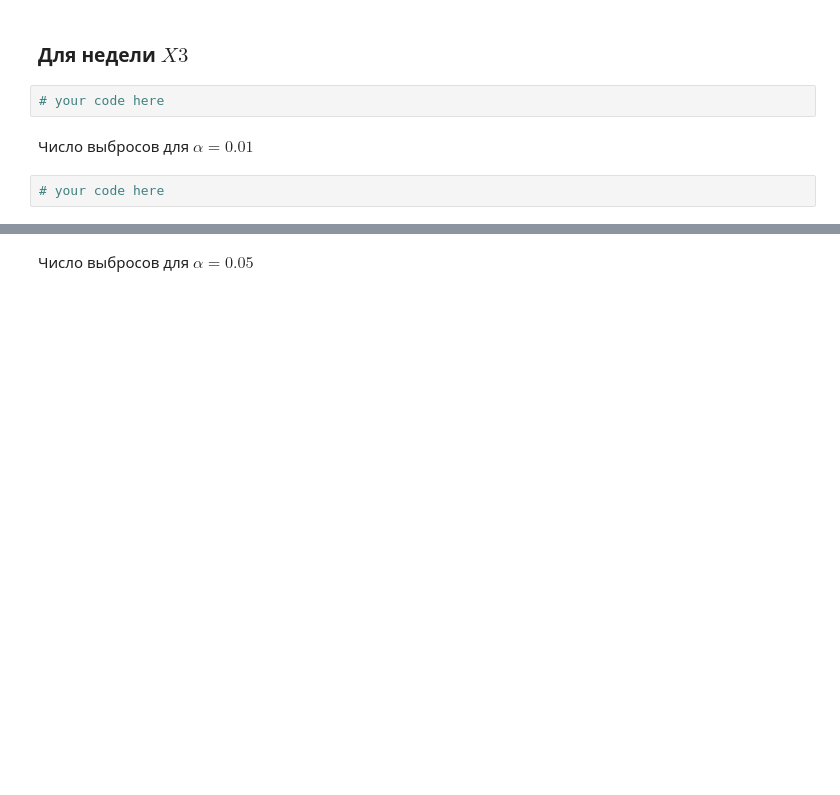
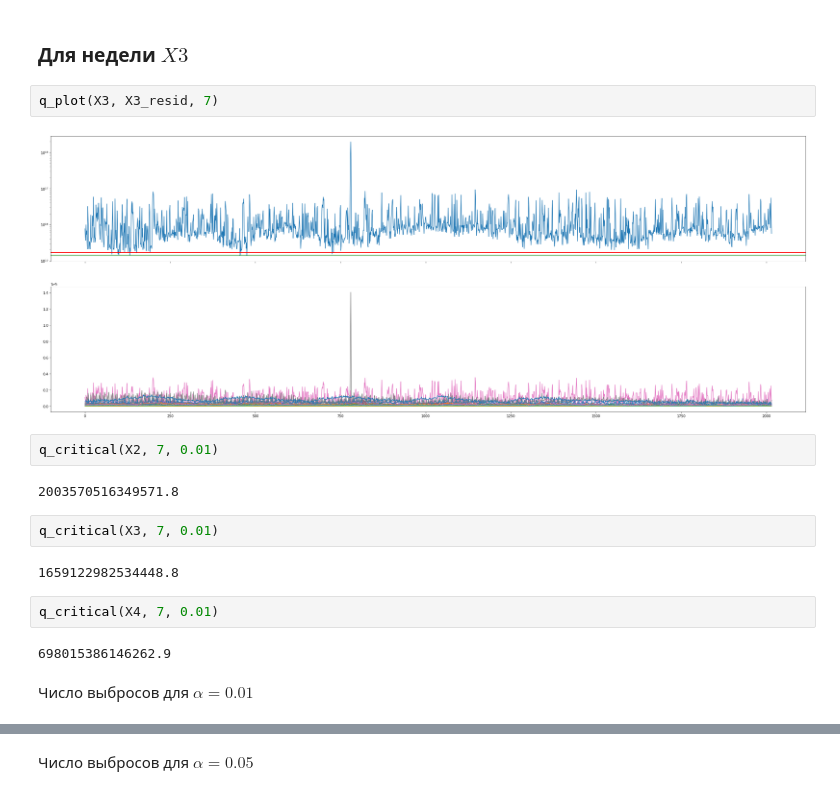
Before and after one commit to ksetdekov/ml_dpo_2021, a Jupyter notebook: hw/hw6/hw06.ipynb, the cells around one changed output, grey strips where cells are left out. Saved outputs shown, nothing was run; the diff lists cells and outputs as text; blank space fills up the shorter version.

```diff
--- a/hw/hw6/hw06.ipynb
+++ b/hw/hw6/hw06.ipynb
@@ -287,8 +307,20 @@ def q_plot(X, X_resid, number_pc):
 # %% [markdown]
 ### Для недели $X3$
-# %%
-# your code here
+# %%
+q_plot(X3, X3_resid, 7)
+# %% [output]
+[figure, added]
+# %%
+q_critical(X2, 7, 0.01)
+# %% [output]
+2003570516349571.8
+# %%
+q_critical(X3, 7, 0.01)
+# %% [output]
+1659122982534448.8
+# %%
+q_critical(X4, 7, 0.01)
+# %% [output]
+698015386146262.9
 # %% [markdown]
 Число выбросов для $\alpha = 0.01$
-# %%
-# your code here
```
Also changed, not shown: parts of 23 cells of this notebook.
